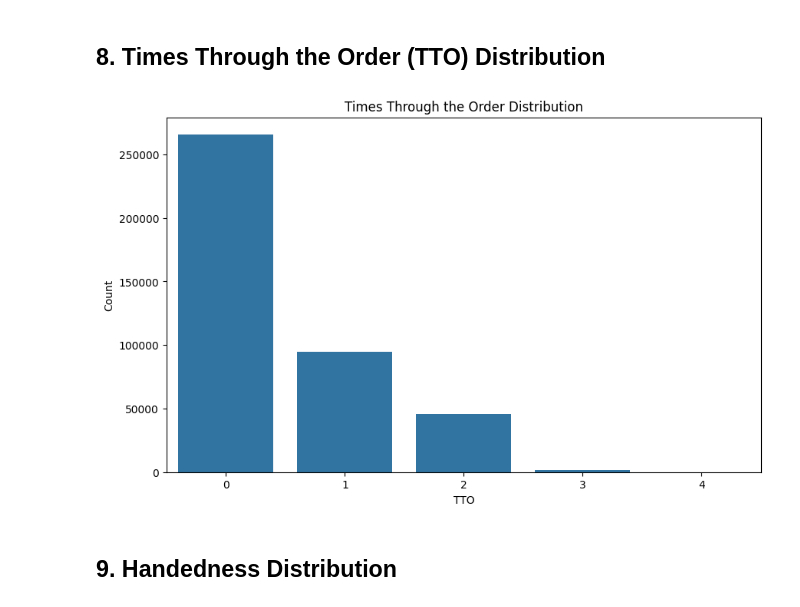
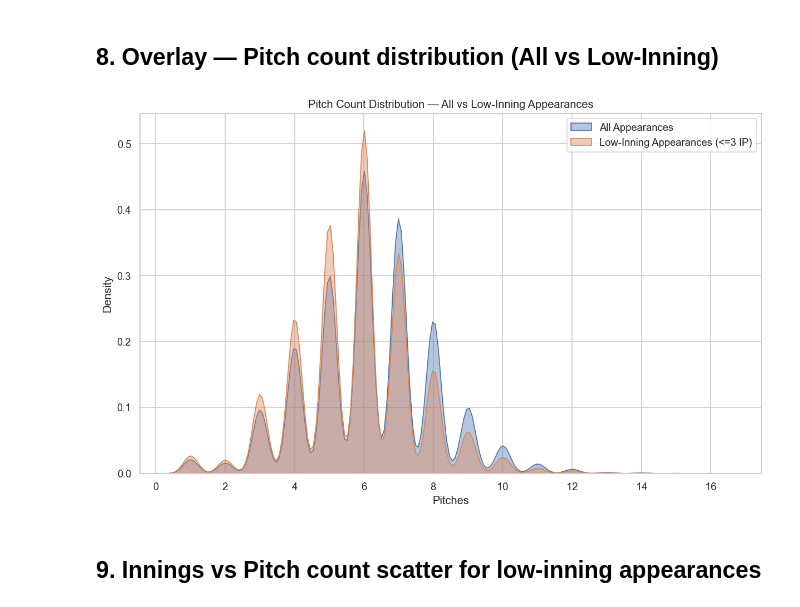
Before and after one commit to EthanBobrik/MLB-Bullpen-Strategy, a Jupyter notebook: notebooks/03_eda_sanity.ipynb, the cells around one changed output. Saved outputs shown, nothing was run; the diff lists cells and outputs as text; code cells hidden in the pictures.

```diff
--- a/notebooks/03_eda_sanity.ipynb
+++ b/notebooks/03_eda_sanity.ipynb
@@ -141,0 +216,10 @@ plt.show()
+# %%
+# Add final bat_score_diff for the last pitch of the appearance (context for early pulls)
+# We can find the last pitch rows for the pitcher-game and read bat_score_diff from those rows.
+last_pitch_row = df.sort_values([GAME_COL, PITCHER_COL, PITCH_NUM_COL]).groupby([GAME_COL, PITCHER_COL]).tail(1)
+last_pitch_row = last_pitch_row[[GAME_COL, PITCHER_COL, 'bat_score_diff']].rename(
+    columns={PITCHER_COL: 'pitcher_id', 'bat_score_diff': 'bat_score_diff_end'})
+
+pitcher_appear = pitcher_appear.merge(last_pitch_row, on=['game_pk', 'pitcher_id'], how='left')
+
+pitcher_appear.head()
@@ -156,11 +257,17 @@ df2.head()
 # %%
-pitch_count = (
-    df.groupby(group_keys)["pitch_count"]
-      .max()
-      .reset_index(name="total_pitches")
+# Some pitcher-level metadata: handedness and average release_speed while on mound for that appearance
+meta = (
+    df.groupby([GAME_COL, PITCHER_COL])
+    .agg(
+        pitcher_throws = ( 'p_throws', 'first' ),
+        avg_release_speed = (RELEASE_SPEED_COL, 'mean'),
+        most_common_pitch = (PITCH_TYPE_COL, lambda s: s.mode().iat[0] if not s.mode().empty else pd.NA)
+    )
+    .reset_index()
+    .rename(columns={PITCHER_COL: 'pitcher_id', GAME_COL: 'game_pk'})
 )
 
-df_ip_pitch = ip_per_app.merge(pitch_count, on=group_keys, how="left")
+pitcher_appear = pitcher_appear.merge(meta, on=['game_pk', 'pitcher_id'], how='left')
 
-df_ip_pitch.head()
+pitcher_appear.head()
 # %% [output]
@@ -244,14 +304,18 @@ plt.show()
 # %% [markdown]
-## 8. Times Through the Order (TTO) Distribution
+## 8. Overlay — Pitch count distribution (All vs Low-Inning)
 # %%
-plt.figure(figsize=(10,6))
-sns.countplot(x=df["tto"])
-plt.title("Times Through the Order Distribution")
-plt.xlabel("TTO")
-plt.ylabel("Count")
-plt.savefig("viz/tto_distribution.png", dpi=300)
+# Low-inning subset (≤3 innings)
+low_innings = pitcher_appear[pitcher_appear['innings_before_pull'] <= 3]
+
+plt.figure(figsize=(12,7))
+sns.kdeplot(pitcher_appear['total_pitches'].dropna(), label='All Appearances', fill=True, alpha=0.4)
+sns.kdeplot(low_innings['total_pitches'].dropna(), label='Low-Inning Appearances (<=3 IP)', fill=True, alpha=0.4)
+plt.legend()
+plt.title("Pitch Count Distribution — All vs Low-Inning Appearances")
+plt.xlabel("Pitches")
+plt.savefig(os.path.join(viz_folder, "pitchcount_lowinning_overlay.png"), dpi=300, bbox_inches="tight")
 plt.show()
 # %% [output]
-[figure, old version]
+[figure, new version]
 # %% [markdown]
-## 9. Handedness Distribution
+## 9. Innings vs Pitch count scatter for low-inning appearances
```
Also changed, not shown: parts of 48 cells of this notebook, 24 other files.
